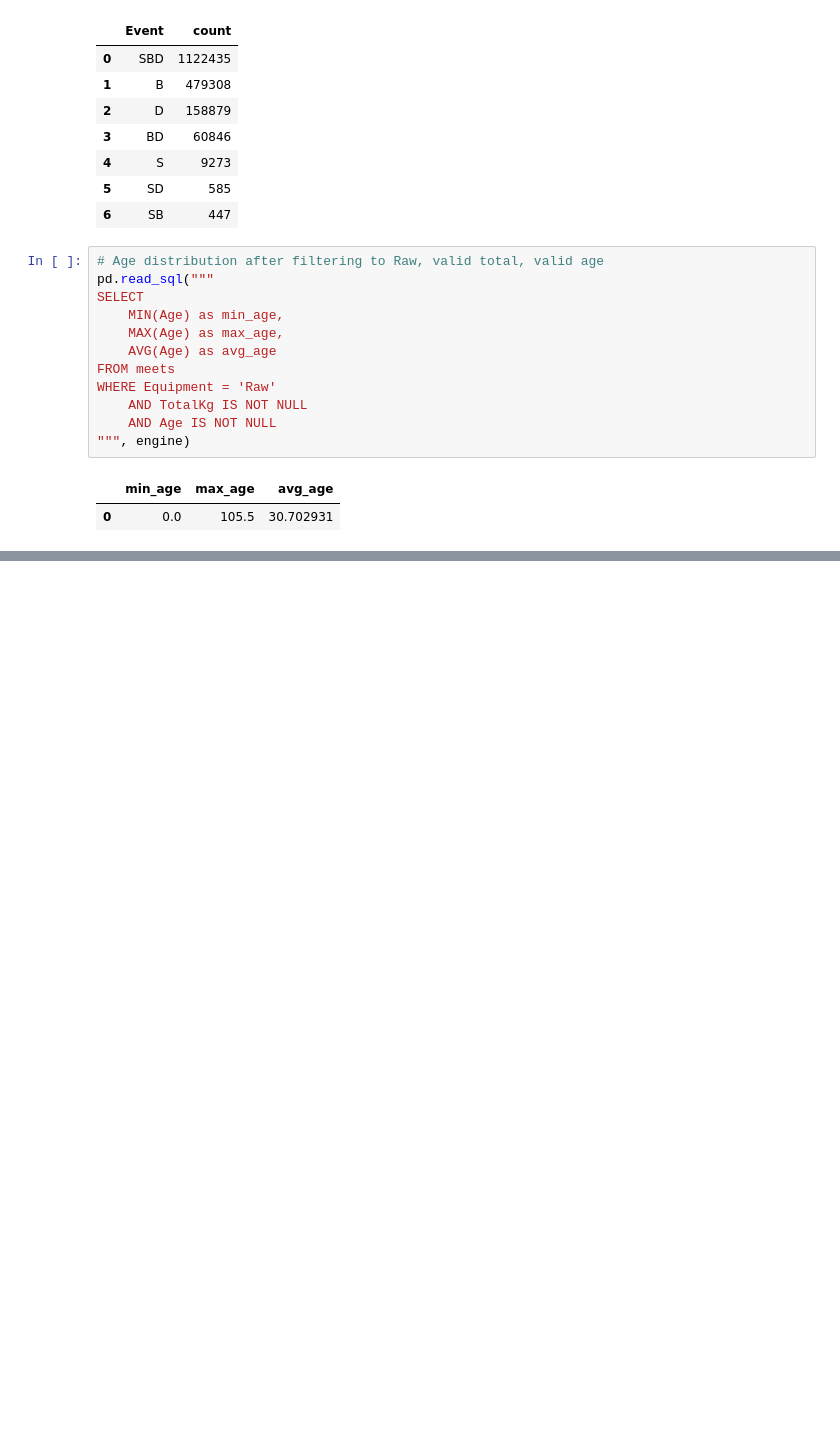
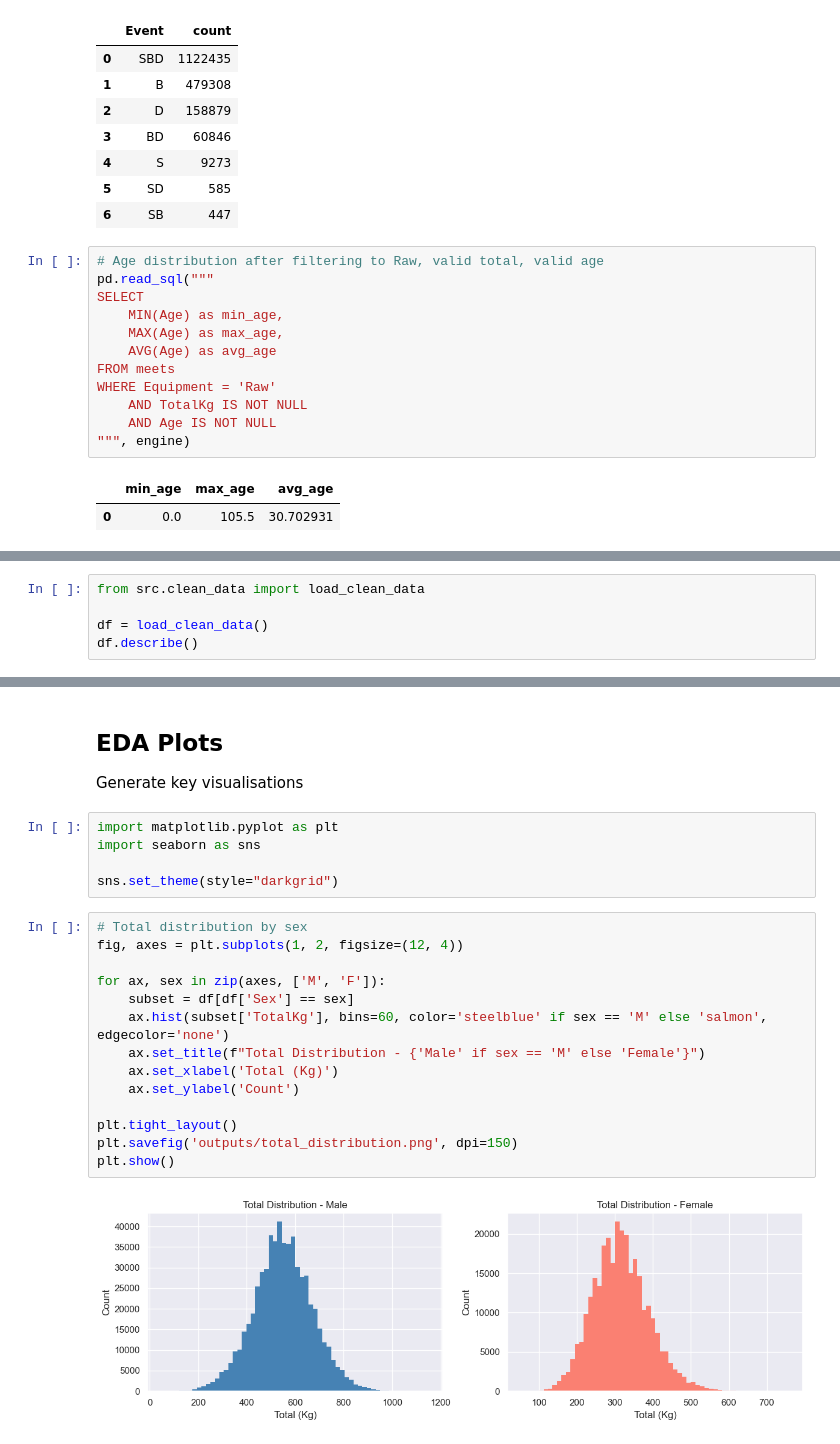
Before and after one commit to LawrenceK01/pl-predictor, a Jupyter notebook: notebooks/01_eda.ipynb, the cells around one changed output, grey strips where cells are left out. Drawn from its saved outputs; the diff is of its cells as text; blank space fills up the shorter version.

Commit message:
Initial exploratory plots, model training code, env update, save models

```diff
--- a/notebooks/01_eda.ipynb
+++ b/notebooks/01_eda.ipynb
@@ -130,0 +147,5 @@ Min and max ages at 0.0 and 105.5 are unrealistic and data quality issues. Avera
+# %%
+from src.clean_data import load_clean_data
+
+df = load_clean_data()
+df.describe()
@@ -130,0 +163,24 @@ Min and max ages at 0.0 and 105.5 are unrealistic and data quality issues. Avera
+# %% [markdown]
+## EDA Plots
+Generate key visualisations
+# %%
+import matplotlib.pyplot as plt
+import seaborn as sns
+
+sns.set_theme(style="darkgrid")
+# %%
+# Total distribution by sex
+fig, axes = plt.subplots(1, 2, figsize=(12, 4))
+
+for ax, sex in zip(axes, ['M', 'F']):
+    subset = df[df['Sex'] == sex]
+    ax.hist(subset['TotalKg'], bins=60, color='steelblue' if sex == 'M' else 'salmon', edgecolor='none')
+    ax.set_title(f"Total Distribution - {'Male' if sex == 'M' else 'Female'}")
+    ax.set_xlabel('Total (Kg)')
+    ax.set_ylabel('Count')
+
+plt.tight_layout()
+plt.savefig('outputs/total_distribution.png', dpi=150)
+plt.show()
+# %% [output]
+[figure, added]
```
Also changed, not shown: parts of 7 cells of this notebook, 6 other files.
